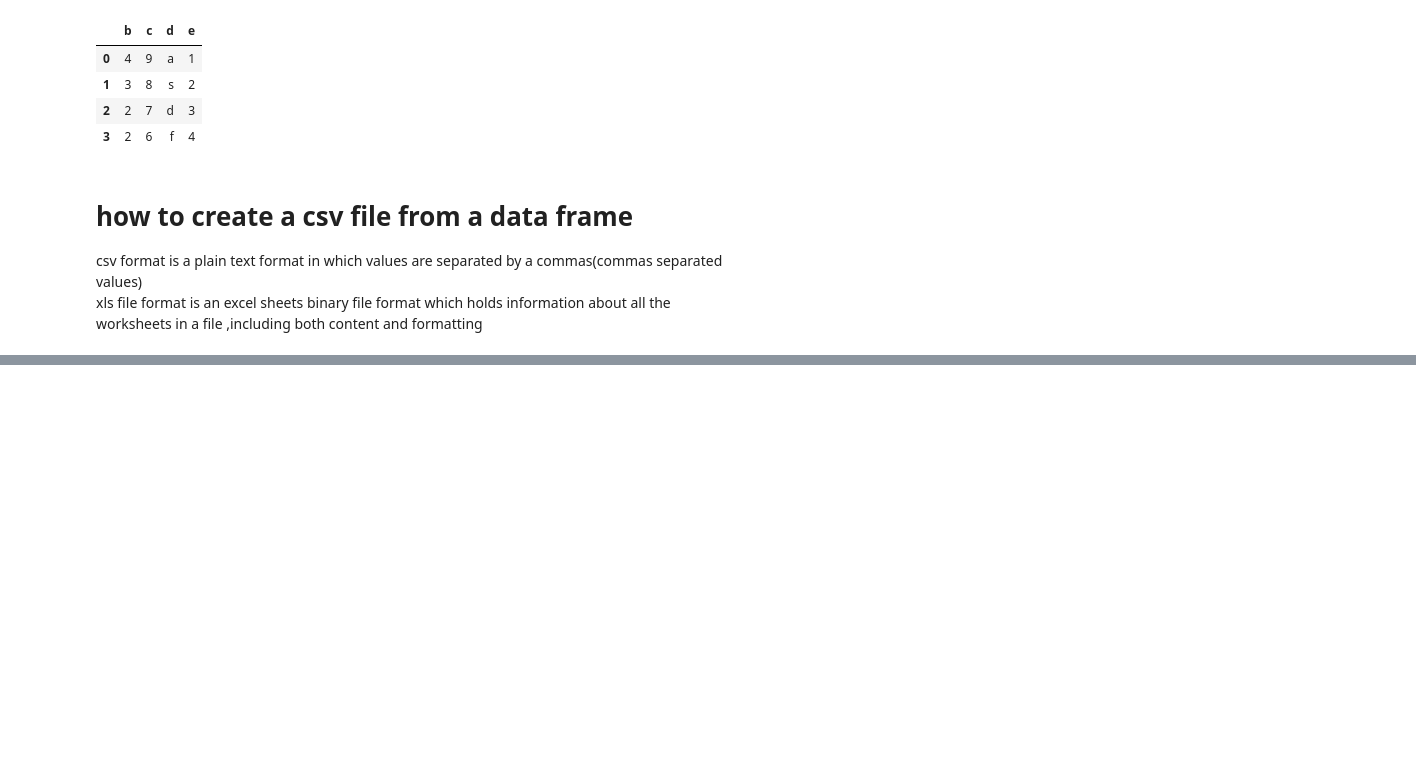
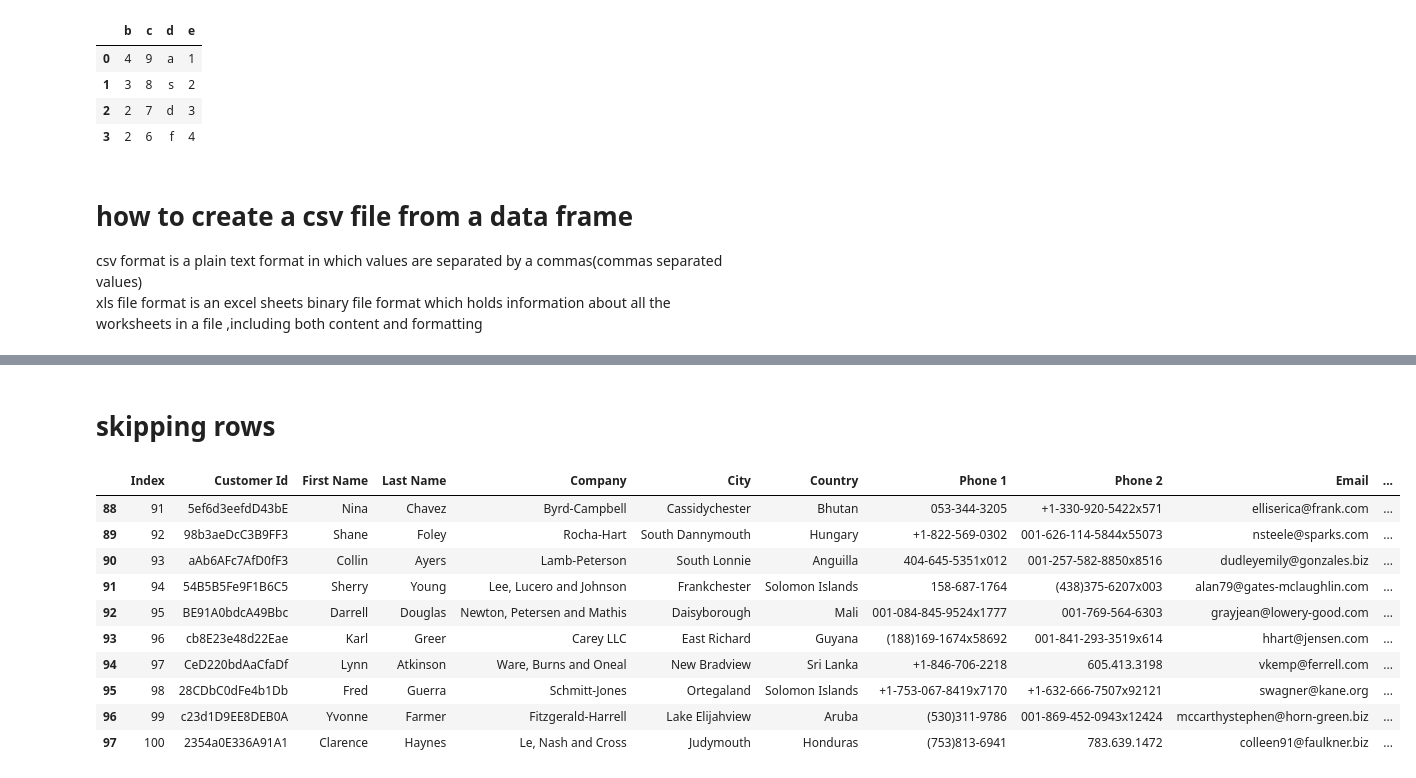
Before and after one commit to Engr-Jawad/pandas_laibrary, a Jupyter notebook: phase2.ipynb, the cells around one changed output, grey strips where cells are left out. Saved outputs shown, nothing was run; the diff lists cells and outputs as text; code cells hidden in the pictures; blank space fills up the shorter version.

```diff
--- a/phase2.ipynb
+++ b/phase2.ipynb
@@ -60,0 +112,18 @@ dt.to_csv("dummy.csv")
+# %% [markdown]
+# skipping rows
+# %%
+csv_3 = pd.read_csv("/home/jawad/Downloads/customers-100.csv",skiprows=[1,6])
+# csv_3.head(10) it printing the first ten rows of the file
+# csv_3.tail(10)it printing the last ten rows of the file
+# %% [output]
+|  | Index | Customer Id | First Name | Last Name | Company | City | Country | Phone 1 | Phone 2 | Email | ... |
+| 88 | 91 | 5ef6d3eefdD43bE | Nina | Chavez | Byrd-Campbell | Cassidychester | Bhutan | 053-344-3205 | +1-330-920-5422x571 | elliserica@frank.com | ... |
+| 89 | 92 | 98b3aeDcC3B9FF3 | Shane | Foley | Rocha-Hart | South Dannymouth | Hungary | +1-822-569-0302 | 001-626-114-5844x55073 | nsteele@sparks.com | ... |
+| 90 | 93 | aAb6AFc7AfD0fF3 | Collin | Ayers | Lamb-Peterson | South Lonnie | Anguilla | 404-645-5351x012 | 001-257-582-8850x8516 | dudleyemily@gonzales.biz | ... |
+| 91 | 94 | 54B5B5Fe9F1B6C5 | Sherry | Young | Lee, Lucero and Johnson | Frankchester | Solomon Islands | 158-687-1764 | (438)375-6207x003 | alan79@gates-mclaughlin.com | ... |
+| 92 | 95 | BE91A0bdcA49Bbc | Darrell | Douglas | Newton, Petersen and Mathis | Daisyborough | Mali | 001-084-845-9524x1777 | 001-769-564-6303 | grayjean@lowery-good.com | ... |
+| 93 | 96 | cb8E23e48d22Eae | Karl | Greer | Carey LLC | East Richard | Guyana | (188)169-1674x58692 | 001-841-293-3519x614 | hhart@jensen.com | ... |
+| 94 | 97 | CeD220bdAaCfaDf | Lynn | Atkinson | Ware, Burns and Oneal | New Bradview | Sri Lanka | +1-846-706-2218 | 605.413.3198 | vkemp@ferrell.com | ... |
+| 95 | 98 | 28CDbC0dFe4b1Db | Fred | Guerra | Schmitt-Jones | Ortegaland | Solomon Islands | +1-753-067-8419x7170 | +1-632-666-7507x92121 | swagner@kane.org | ... |
+| 96 | 99 | c23d1D9EE8DEB0A | Yvonne | Farmer | Fitzgerald-Harrell | Lake Elijahview | Aruba | (530)311-9786 | 001-869-452-0943x12424 | mccarthystephen@horn-green.biz | ... |
+| 97 | 100 | 2354a0E336A91A1 | Clarence | Haynes | Le, Nash and Cross | Judymouth | Honduras | (753)813-6941 | 783.639.1472 | colleen91@faulkner.biz | ... |
```
Also changed, not shown: parts of 6 cells of this notebook, 1 other file.
